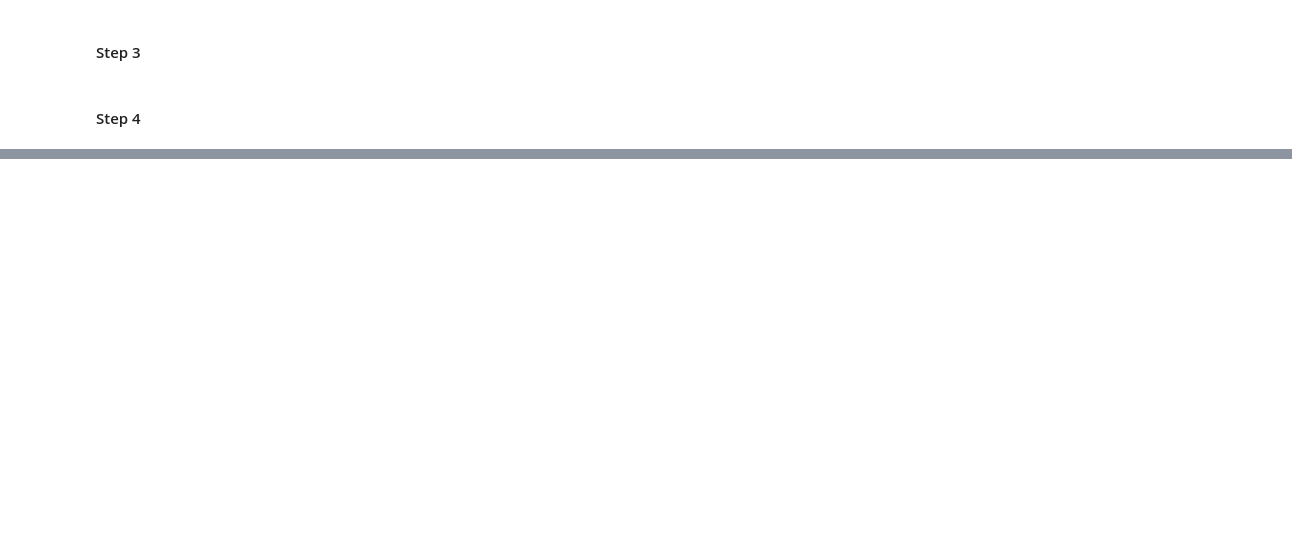
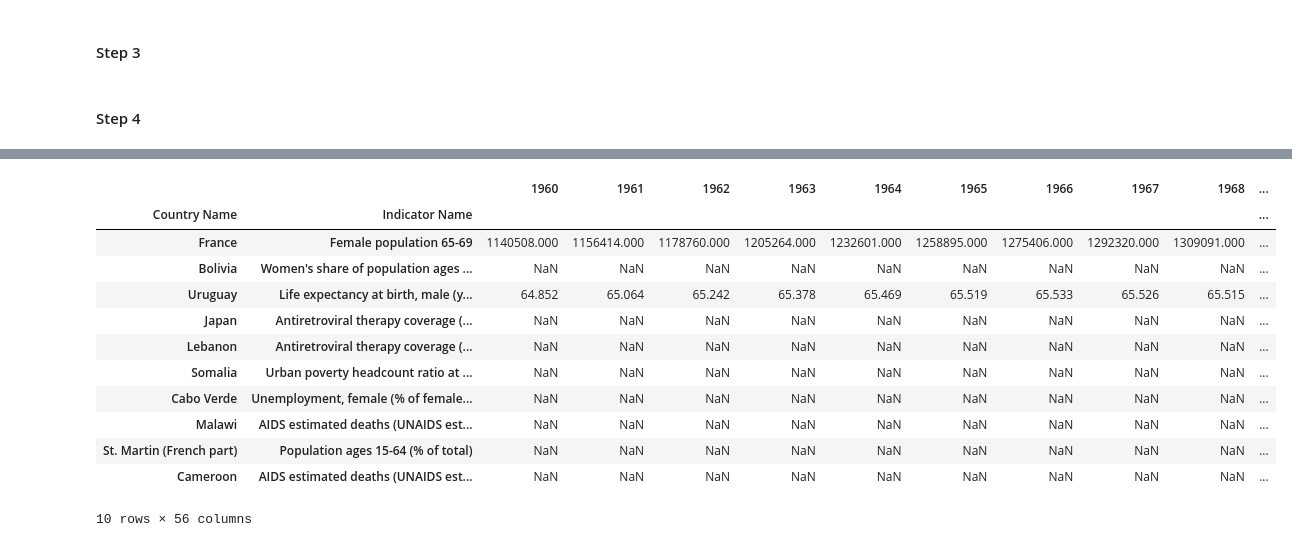
Before and after one commit to BenHallinan/eda_casestudy, a Jupyter notebook: Isaac.ipynb, the cells around one changed output, grey strips where cells are left out. Drawn from its saved outputs; the diff is of its cells as text; code cells hidden in the pictures; blank space fills up the shorter version.

```diff
--- a/Isaac.ipynb
+++ b/Isaac.ipynb
@@ -86,0 +142,21 @@ pop_growth_countriesonly = pop_growthdf.loc['Afghanistan':, :]
+# %%
+funcdf = health_stats_df.drop(['Indicator Code','Country Code','Unnamed: 60'], axis=1)
+funcdf = funcdf.set_index('Country Name')
+funcdf = funcdf.loc['Afghanistan':, :]
+funcdf = funcdf.reset_index()
+funcdf = funcdf.set_index(['Country Name', 'Indicator Name'])
+funcdf.sample(10)
+# %% [output]
+|  |  | 1960 | 1961 | 1962 | 1963 | 1964 | 1965 | 1966 | 1967 | 1968 | ... |
+| Country Name | Indicator Name |  |  |  |  |  |  |  |  |  | ... |
+| France | Female population 65-69 | 1140508.000 | 1156414.000 | 1178760.000 | 1205264.000 | 1232601.000 | 1258895.000 | 1275406.000 | 1292320.000 | 1309091.000 | ... |
+| Bolivia | Women's share of population ages ... | NaN | NaN | NaN | NaN | NaN | NaN | NaN | NaN | NaN | ... |
+| Uruguay | Life expectancy at birth, male (y... | 64.852 | 65.064 | 65.242 | 65.378 | 65.469 | 65.519 | 65.533 | 65.526 | 65.515 | ... |
+| Japan | Antiretroviral therapy coverage (... | NaN | NaN | NaN | NaN | NaN | NaN | NaN | NaN | NaN | ... |
+| Lebanon | Antiretroviral therapy coverage (... | NaN | NaN | NaN | NaN | NaN | NaN | NaN | NaN | NaN | ... |
+| Somalia | Urban poverty headcount ratio at ... | NaN | NaN | NaN | NaN | NaN | NaN | NaN | NaN | NaN | ... |
+| Cabo Verde | Unemployment, female (% of female... | NaN | NaN | NaN | NaN | NaN | NaN | NaN | NaN | NaN | ... |
+| Malawi | AIDS estimated deaths (UNAIDS est... | NaN | NaN | NaN | NaN | NaN | NaN | NaN | NaN | NaN | ... |
+| St. Martin (French part) | Population ages 15-64 (% of total) | NaN | NaN | NaN | NaN | NaN | NaN | NaN | NaN | NaN | ... |
+| Cameroon | AIDS estimated deaths (UNAIDS est... | NaN | NaN | NaN | NaN | NaN | NaN | NaN | NaN | NaN | ... |
+10 rows × 56 columns
```
Also changed, not shown: parts of 11 cells of this notebook.
